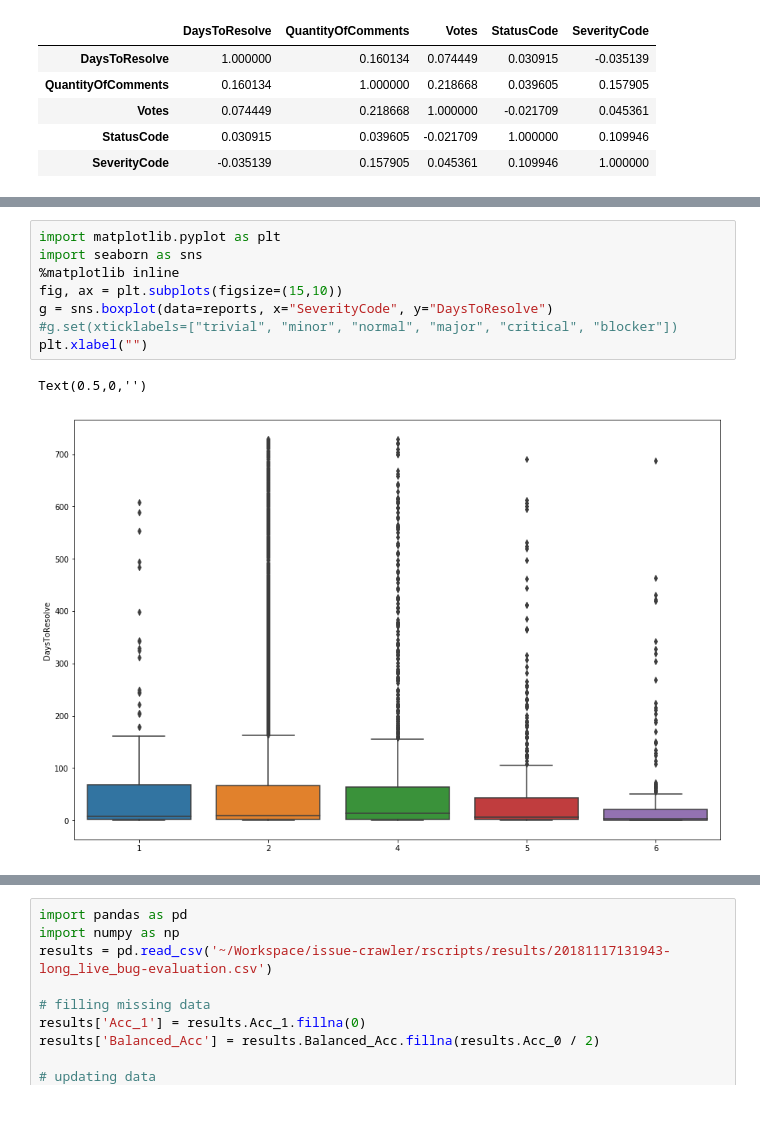
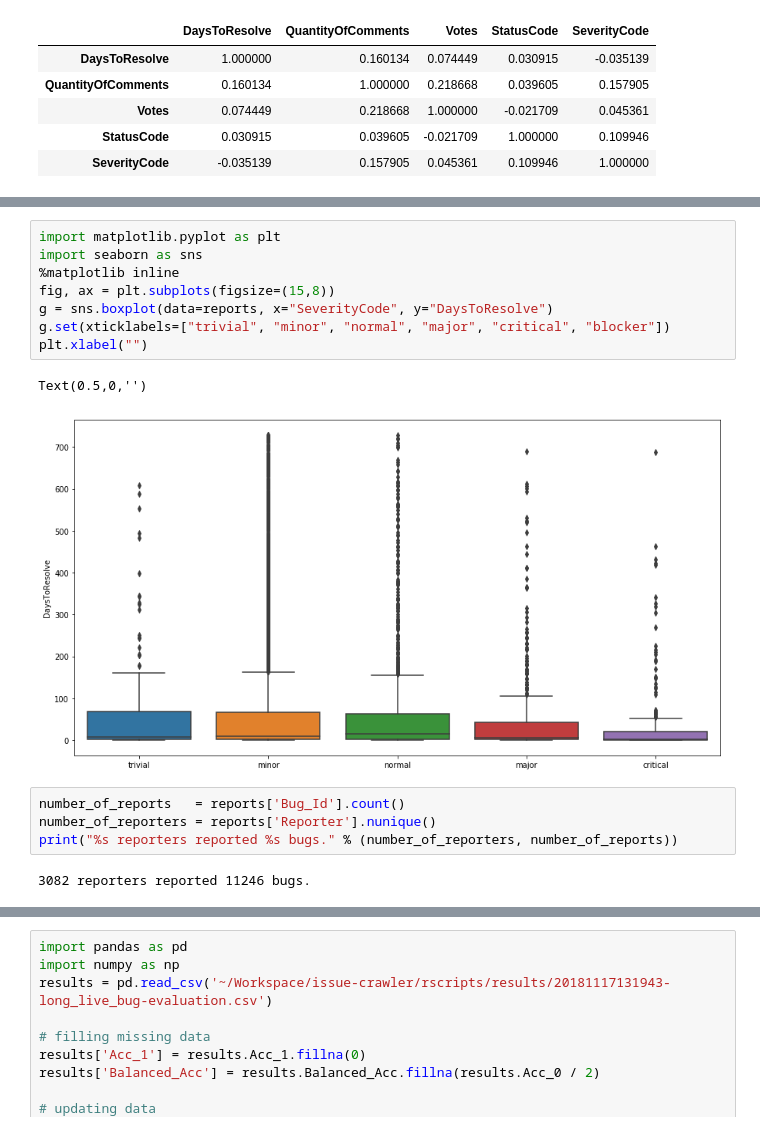
Before and after one commit to gomesluiz/my-doctorate, a Jupyter notebook: notebooks/20181121-long-lived-bug-prediction-analysis.ipynb, the cells around one changed output, grey strips where cells are left out. Saved outputs shown, nothing was run; the diff lists cells and outputs as text.

```diff
--- a/notebooks/20181121-long-lived-bug-prediction-analysis.ipynb
+++ b/notebooks/20181121-long-lived-bug-prediction-analysis.ipynb
@@ -54,11 +55,17 @@ plt.ylim(0,)
 # %%
 import matplotlib.pyplot as plt
 import seaborn as sns
 %matplotlib inline
-fig, ax = plt.subplots(figsize=(15,10))
+fig, ax = plt.subplots(figsize=(15,8))
 g = sns.boxplot(data=reports, x="SeverityCode", y="DaysToResolve")
-#g.set(xticklabels=["trivial", "minor", "normal", "major", "critical", "blocker"])
+g.set(xticklabels=["trivial", "minor", "normal", "major", "critical", "blocker"])
 plt.xlabel("")
 # %% [output]
 Text(0.5,0,'')
-[figure, old version]
+[figure, new version]
+# %%
+number_of_reports   = reports['Bug_Id'].count()
+number_of_reporters = reports['Reporter'].nunique()
+print("%s reporters reported %s bugs." % (number_of_reporters, number_of_reports))
+# %% [output]
+3082 reporters reported 11246 bugs.
```
Also changed, not shown: parts of 8 cells of this notebook, 1 other file.
